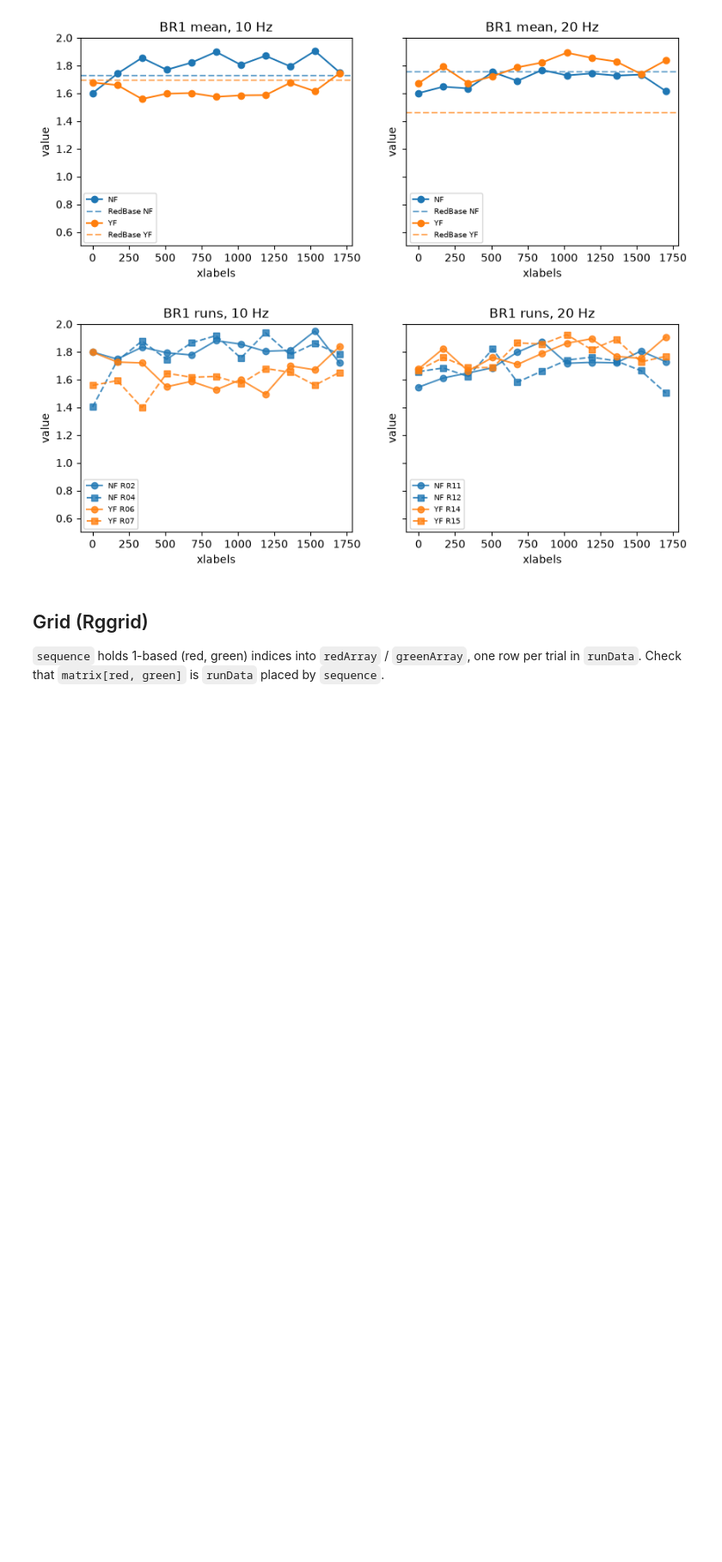
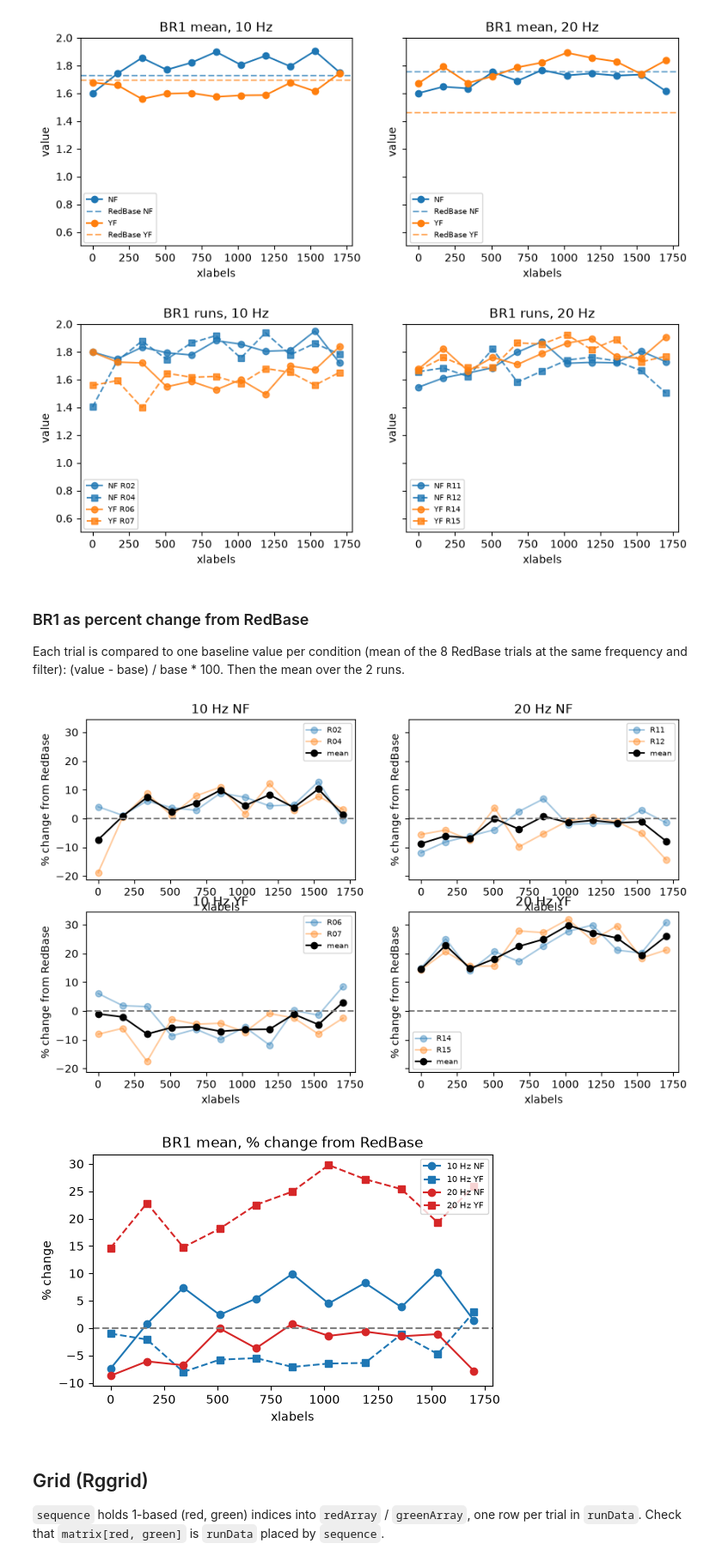
Before and after one commit to zevaz13/DataAnalysisGeneral, a Jupyter notebook: blueredLinear/notebooks/02_freq_explore.ipynb, the cells around one changed output. Shown at 86% size. Cells and saved outputs as stored; diff of their text form; code cells hidden in the pictures; blank space fills up the shorter version.

Commit message:
Added functionality to update behavioral data

```diff
--- a/blueredLinear/notebooks/02_freq_explore.ipynb
+++ b/blueredLinear/notebooks/02_freq_explore.ipynb
@@ -122,6 +122,41 @@ for ax, freq in zip(axes, [10, 20]):
 plt.show()
 # %% [output]
 [figure]
+# %% [markdown]
+### BR1 as percent change from RedBase
+Each trial is compared to one baseline value per condition (mean of the 8 RedBase trials at the same frequency and filter): (value - base) / base * 100. Then the mean over the 2 runs.
+# %%
+pct, pct_mean = {}, {}
+for freq in [10, 20]:
+    for filt in ["NF", "YF"]:
+        base = np.mean([s.runData for s in select("fixed", freq, filt).values()])
+        lin = select("linear", freq, filt)
+        pct[freq, filt] = {rn: (s.runData - base) / base * 100 for rn, s in lin.items()}
+        pct_mean[freq, filt] = np.mean(list(pct[freq, filt].values()), axis=0)
+x = next(iter(select("linear", 10, "NF").values())).xlabels
+
+fig, axes = plt.subplots(2, 2, figsize=(10, 6), sharey=True)
+for i, filt in enumerate(["NF", "YF"]):
+    for j, freq in enumerate([10, 20]):
+        ax = axes[i, j]
+        for rn, v in pct[freq, filt].items():
+            ax.plot(x, v, "o-", alpha=0.4, label=rn)
+        ax.plot(x, pct_mean[freq, filt], "o-", color="k", label="mean")
+        ax.axhline(0, color="gray", ls="--")
+        ax.set(title=f"{freq} Hz {filt}", xlabel="xlabels", ylabel="% change from RedBase")
+        ax.legend(fontsize=7)
+plt.show()
+
+fig, ax = plt.subplots(figsize=(6, 3.5))
+for (freq, filt), v in pct_mean.items():
+    ax.plot(x, v, "o-" if filt == "NF" else "s--", color="tab:blue" if freq == 10 else "tab:red", label=f"{freq} Hz {filt}")
+ax.axhline(0, color="gray", ls="--")
+ax.set(title="BR1 mean, % change from RedBase", xlabel="xlabels", ylabel="% change")
+ax.legend(fontsize=7)
+plt.show()
+# %% [output]
+[figure, added]
+[figure, added]
 # %% [markdown]
 ## Grid (Rggrid)
 `sequence` holds 1-based (red, green) indices into `redArray` / `greenArray`, one row per trial in `runData`. Check that `matrix[red, green]` is `runData` placed by `sequence`.
```
Also changed, not shown: 3 other files.
